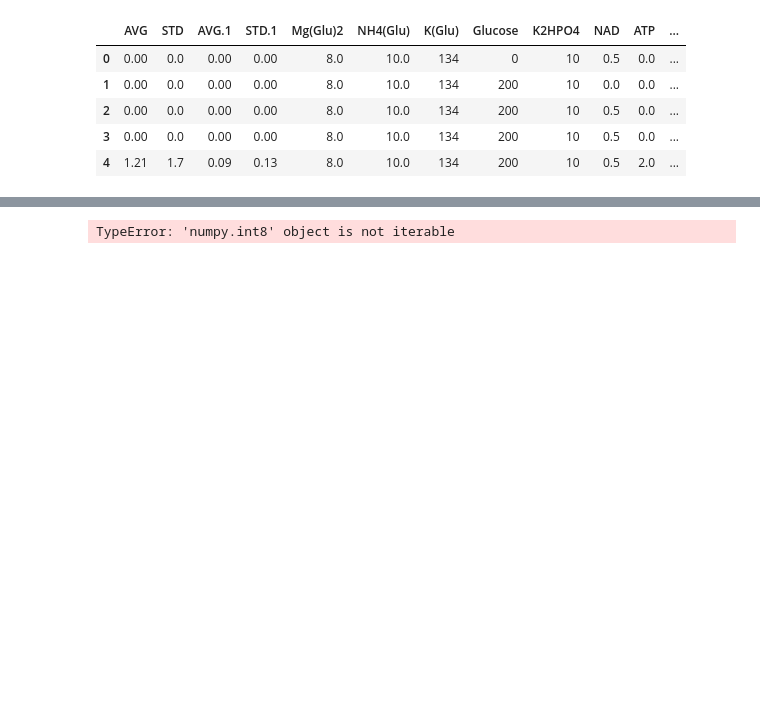
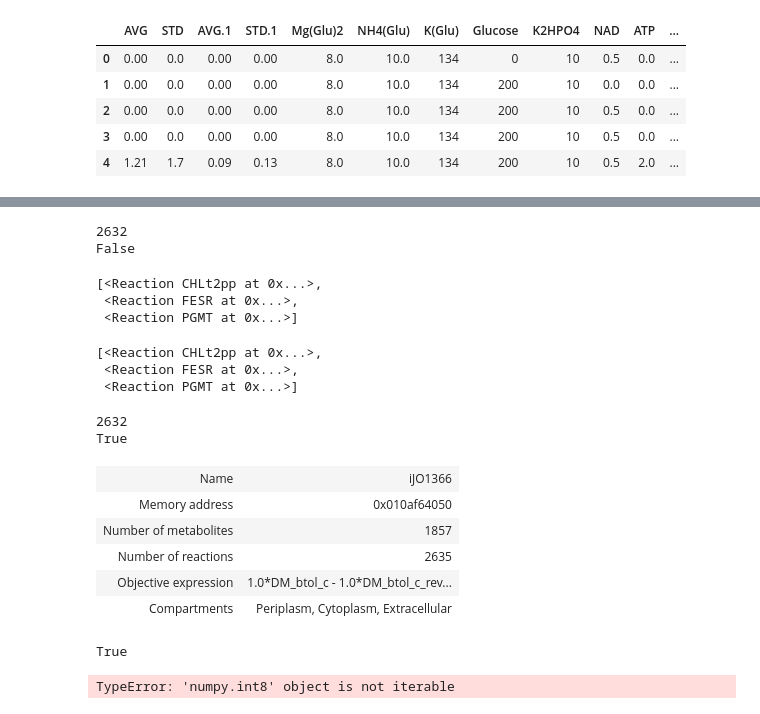
Before and after one commit to nlarusstone/cf_fba, a Jupyter notebook: notebooks/Removal Search.ipynb, the cells around one changed output, grey strips where cells are left out. Saved outputs shown, nothing was run; the diff lists cells and outputs as text; code cells hidden in the pictures; blank space fills up the shorter version.

```diff
--- a/notebooks/Removal Search.ipynb
+++ b/notebooks/Removal Search.ipynb
@@ -295,3 +346,53 @@ obj_l[0]
+# %%
+rxns_to_remove = [env.model.reactions.get_by_id(rxn.id) for rxn,valid in zip(env.rxns, s2) if not valid]
+with env.model as blah:
+    blah.remove_reactions(reactions=rxns_to_remove)
+    print len(blah.reactions)
+    ef = env.cur_model.optimize().fluxes
+    mf = blah.optimize().fluxes
+    print (ef == mf).all()
+# %% [output]
+2632
+False
+# %%
+rxns_to_remove
+# %% [output]
+[<Reaction CHLt2pp at 0x...>,
+ <Reaction FESR at 0x...>,
+ <Reaction PGMT at 0x...>]
+# %%
+rxns_to_remove
+# %% [output]
+[<Reaction CHLt2pp at 0x...>,
+ <Reaction FESR at 0x...>,
+ <Reaction PGMT at 0x...>]
+# %%
+x = env.model.copy()
+rxns_to_remove = [x.reactions.get_by_id(rxn.id) for rxn,valid in zip(env.rxns, s2) if not valid]
+with x as mod:
+    mod.remove_reactions(reactions=rxns_to_remove)
+    print len(mod.reactions)
+    ef = env.cur_model.optimize().fluxes
+    xf = mod.optimize().fluxes
+    print (ef == xf).all()
+# %% [output]
+2632
+True
+# %%
+x
+# %% [output]
+| Name | iJO1366 |
+| Memory address | 0x010af64050 |
+| Number of metabolites | 1857 |
+| Number of reactions | 2635 |
+| Objective expression | 1.0*DM_btol_c - 1.0*DM_btol_c_rev... |
+| Compartments | Periplasm, Cytoplasm, Extracellular |
+# %%
+ef = env.cur_model.optimize().fluxes
+xf = x.optimize().fluxes
+(ef == xf).all()
+# %% [output]
+True
 # %%
 max_len = (0, None)
 for rxn in range(len(dis_rxns)):
```
Also changed, not shown: parts of 23 cells of this notebook, 3 other files.
